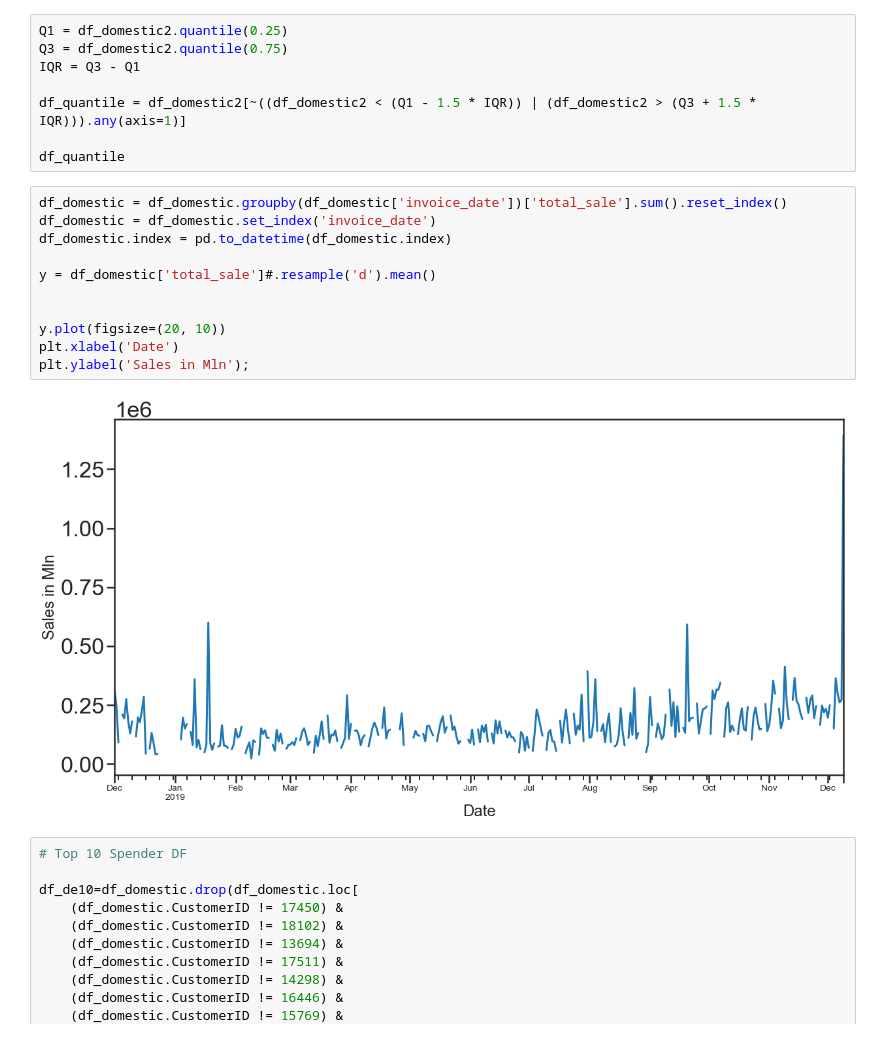
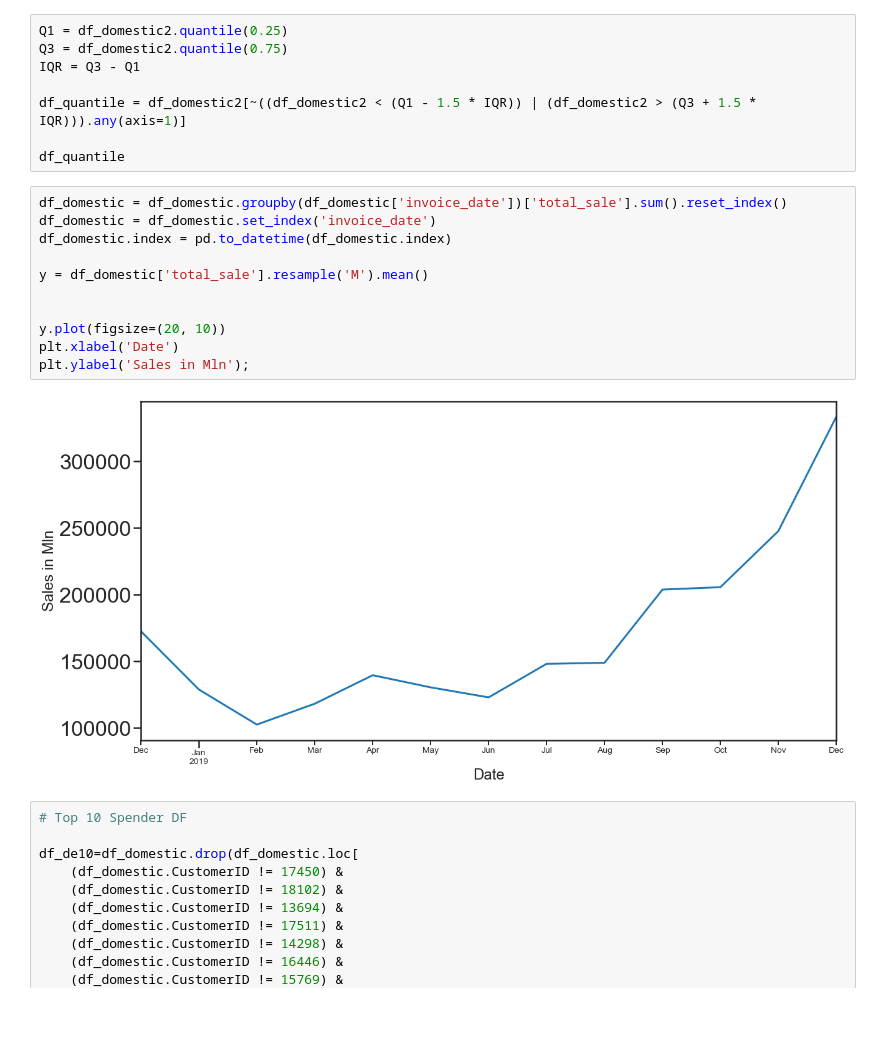
Before and after one commit to Jacopo-Spadon/E-Commerce, a Jupyter notebook: Ecom20tooDE.ipynb, the cells around one changed output. Drawn from its saved outputs; the diff is of its cells as text.

```diff
--- a/Ecom20tooDE.ipynb
+++ b/Ecom20tooDE.ipynb
@@ -293,16 +293,16 @@ df_quantile
 # %%
 df_domestic = df_domestic.groupby(df_domestic['invoice_date'])['total_sale'].sum().reset_index()
 df_domestic = df_domestic.set_index('invoice_date')
 df_domestic.index = pd.to_datetime(df_domestic.index)
 
-y = df_domestic['total_sale']#.resample('d').mean()
+y = df_domestic['total_sale'].resample('M').mean()
 
 
 y.plot(figsize=(20, 10))
 plt.xlabel('Date')
 plt.ylabel('Sales in Mln');
 # %% [output]
-[figure, old version]
+[figure, new version]
 # %%
 # Top 10 Spender DF
 
```
Also changed, not shown: parts of 3 cells of this notebook.
